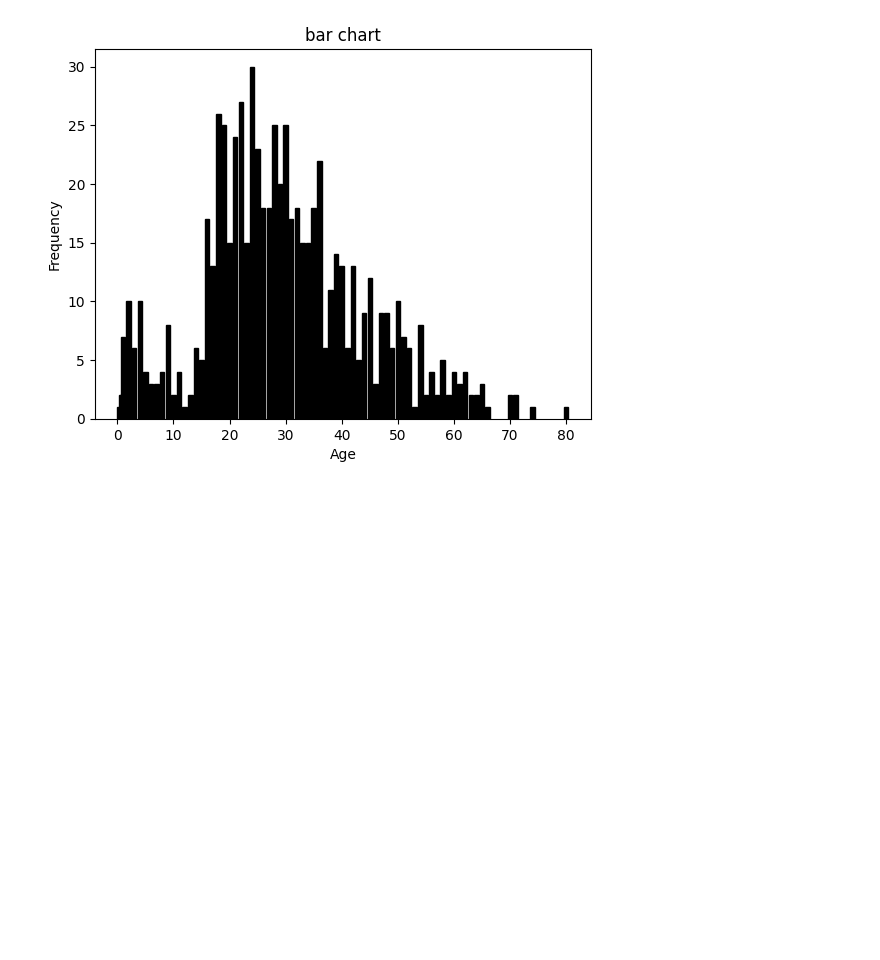
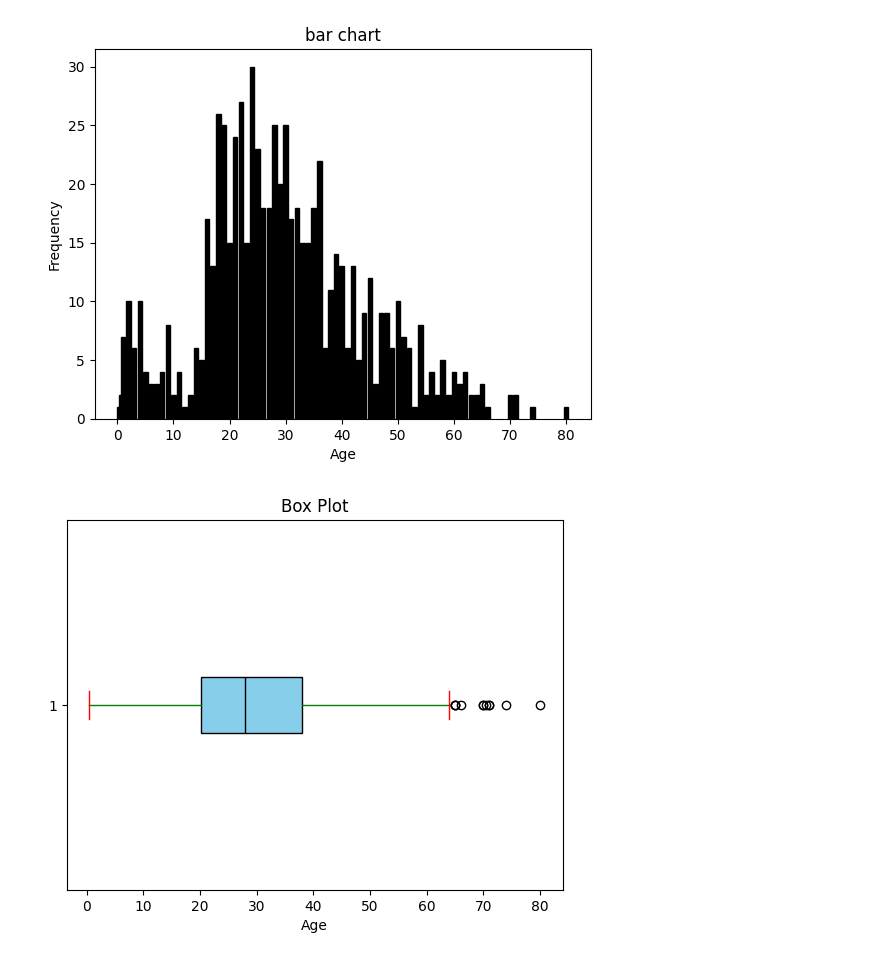
Before and after one commit to 2303a51295madhuri/ADM-2005, a Jupyter notebook: week_2.ipynb, the cells around one changed output. Drawn from its saved outputs; the diff is of its cells as text; code cells hidden in the pictures; blank space fills up the shorter version.

```diff
--- a/week_2.ipynb
+++ b/week_2.ipynb
@@ -43,3 +44,15 @@ plt.title('bar chart')
 # %% [output]
 Text(0.5, 1.0, 'bar chart')
 [figure]
+# %%
+# Create box plot
+plt.boxplot(df['Age'].dropna(), vert=False, patch_artist=True,
+            boxprops={'facecolor': 'skyblue', 'edgecolor': 'black'},
+            medianprops={'color': 'black'},
+            whiskerprops={'color': 'green'},
+            capprops={'color': 'red'})
+plt.xlabel('Age')
+plt.title('Box Plot')
+plt.show()
+# %% [output]
+[figure, added]
```
Also changed, not shown: parts of 11 cells of this notebook.
